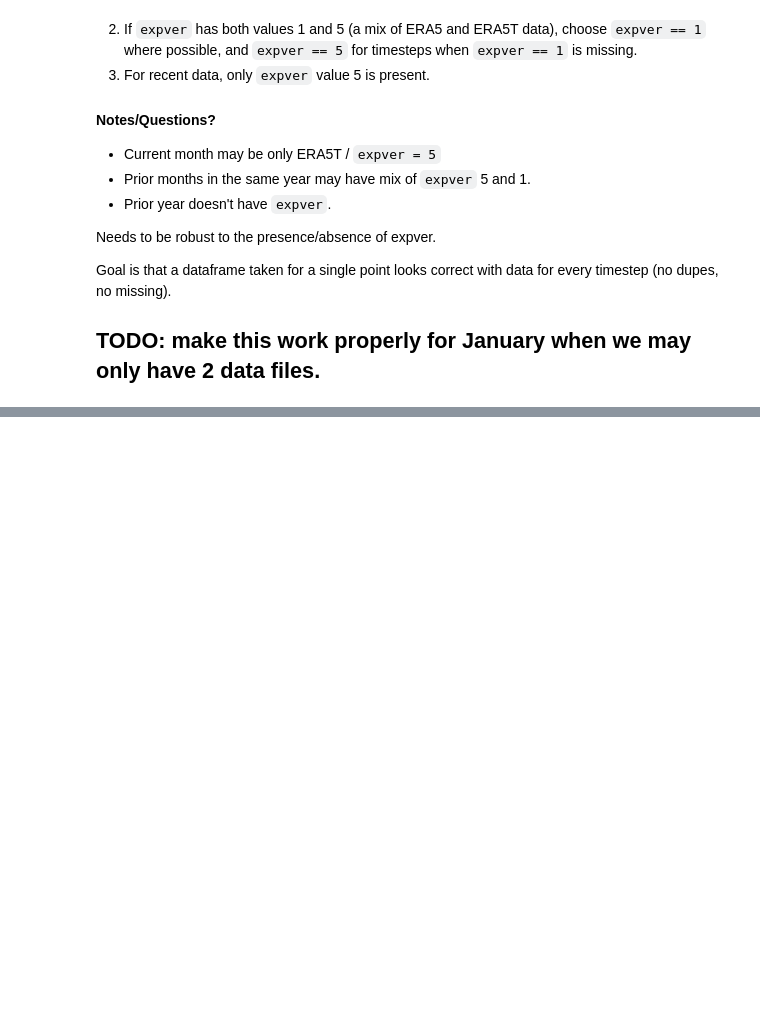
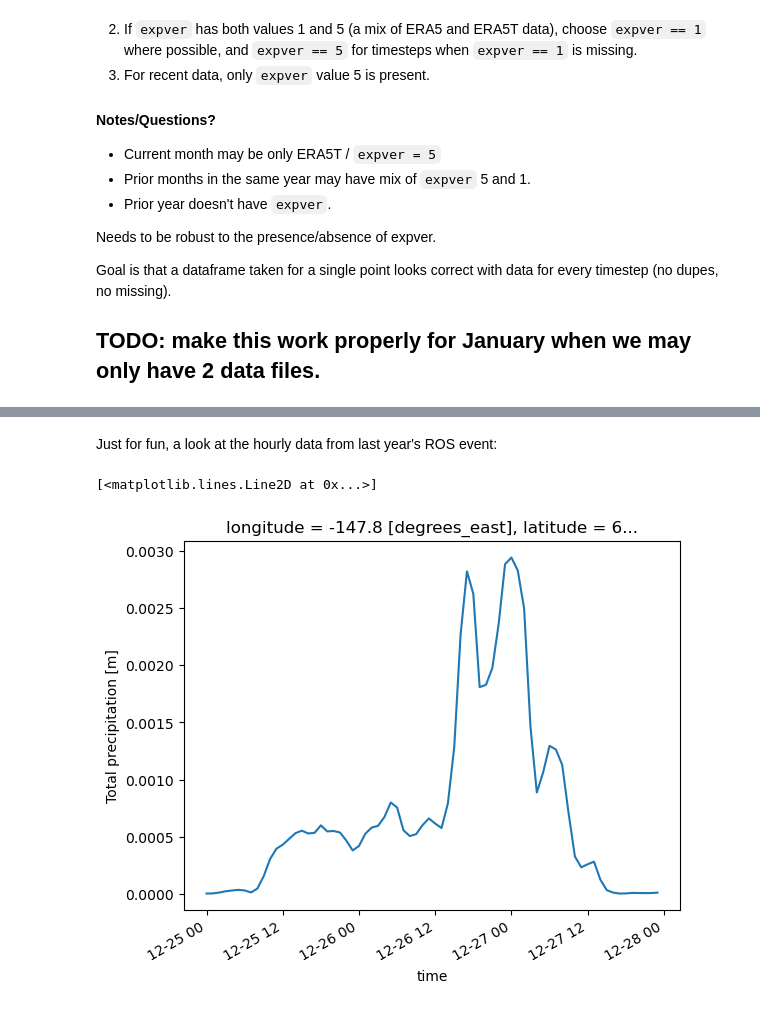
Before and after one commit to ua-snap/nws-drought, a Jupyter notebook: notebooks/preprocess.ipynb, the cells around one changed output, grey strips where cells are left out. Saved outputs shown, nothing was run; the diff lists cells and outputs as text; code cells hidden in the pictures; blank space fills up the shorter version.

```diff
--- a/notebooks/preprocess.ipynb
+++ b/notebooks/preprocess.ipynb
@@ -36,0 +88,9 @@ FileNotFoundError: [Errno 2] No such file or directory: b'/tmp/nws_drought/input
+# %% [markdown]
+Just for fun, a look at the hourly data from last year's ROS event:
+# %%
+prior_year["tp"].sel(
+    longitude=-147.72, latitude=64.84, method="nearest"
+).sel(time=slice("2021-12-25", "2021-12-27")).plot()
+# %% [output]
+[<matplotlib.lines.Line2D at 0x...>]
+[figure, added]
```
Also changed, not shown: parts of 15 cells of this notebook.
